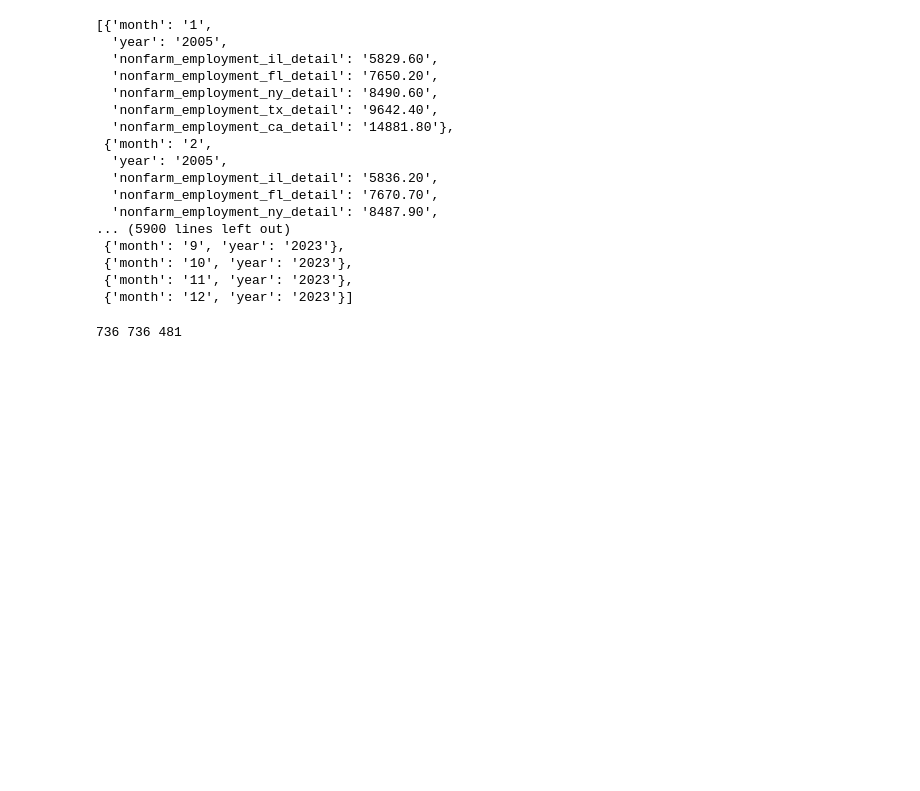
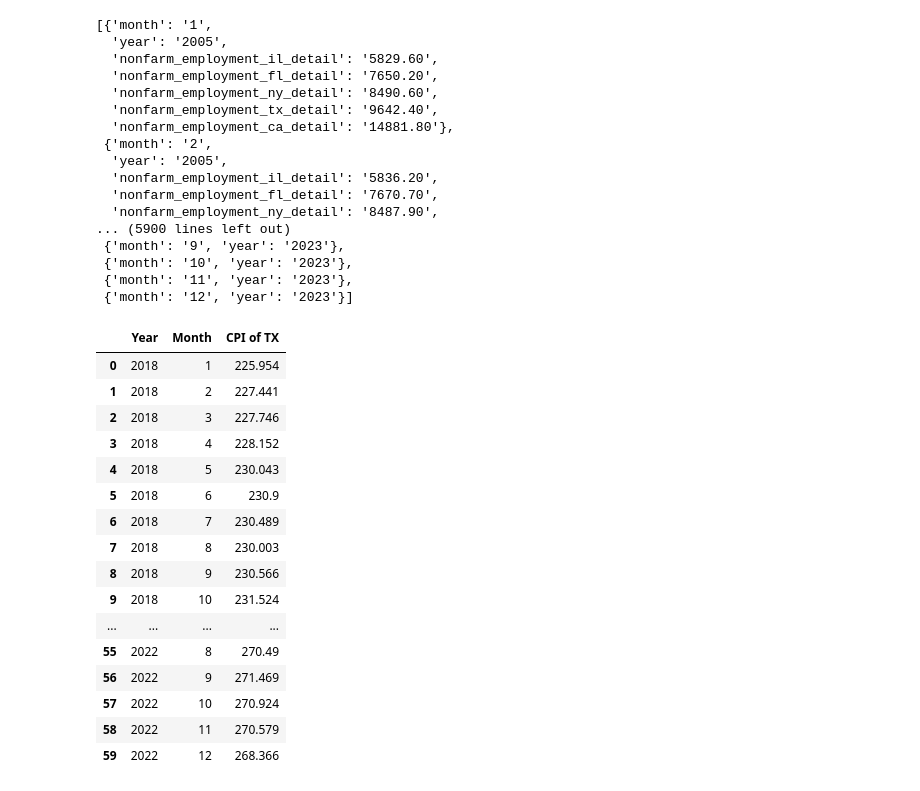
Before and after one commit to lynnlee2002/project-1, a Jupyter notebook: CODEine_project_1.ipynb, the cells around one changed output. Drawn from its saved outputs; the diff is of its cells as text; code cells hidden in the pictures; blank space fills up the shorter version.

```diff
--- a/CODEine_project_1.ipynb
+++ b/CODEine_project_1.ipynb
@@ -134,21 +135,39 @@ cpi_data
  {'month': '11', 'year': '2023'},
  {'month': '12', 'year': '2023'}]
 # %%
+year_cpi = []
+month = []
+cpi_tx = []
+
 for i in range(1, len(cpi_data)):
     cpi_data[i]["year"] = int(cpi_data[i]["year"])
-    if cpi_data[i]["year"] >= 2018 and cpi_data[i]["year"] <= 2022:
+    year = cpi_data[i]["year"]
+    if (year >= 2018) and (year <= 2022):
         month.append(cpi_data[i]["month"])
         year_cpi.append(cpi_data[i]["year"])
-        if "cpi_tx" in cpi_data[i].keys():
-            cpi_tx.append(cpi_data[i]["cpi_tx"])
-        else:
-            cpi_tx.append(None)
+        cpi_tx.append(cpi_data[i]["cpi_tx"])
 
-print(len(month), len(year_cpi), len(cpi_tx))
-# cpi_tx_df = pd.DataFrame({"Year": year_cpi,
-#                          "Month": month,
-#                          "CPI of TX": cpi_tx})
 
-# cpi_tx_df
+cpi_tx_df = pd.DataFrame({"Year": year_cpi,
+                         "Month": month,
+                         "CPI of TX": cpi_tx})
+
+cpi_tx_df
 # %% [output]
-736 736 481
+|  | Year | Month | CPI of TX |
+| 0 | 2018 | 1 | 225.954 |
+| 1 | 2018 | 2 | 227.441 |
+| 2 | 2018 | 3 | 227.746 |
+| 3 | 2018 | 4 | 228.152 |
+| 4 | 2018 | 5 | 230.043 |
+| 5 | 2018 | 6 | 230.9 |
+| 6 | 2018 | 7 | 230.489 |
+| 7 | 2018 | 8 | 230.003 |
+| 8 | 2018 | 9 | 230.566 |
+| 9 | 2018 | 10 | 231.524 |
+| ... | ... | ... | ... |
+| 55 | 2022 | 8 | 270.49 |
+| 56 | 2022 | 9 | 271.469 |
+| 57 | 2022 | 10 | 270.924 |
+| 58 | 2022 | 11 | 270.579 |
+| 59 | 2022 | 12 | 268.366 |
```
Also changed, not shown: parts of 5 cells of this notebook, 2 other files.
